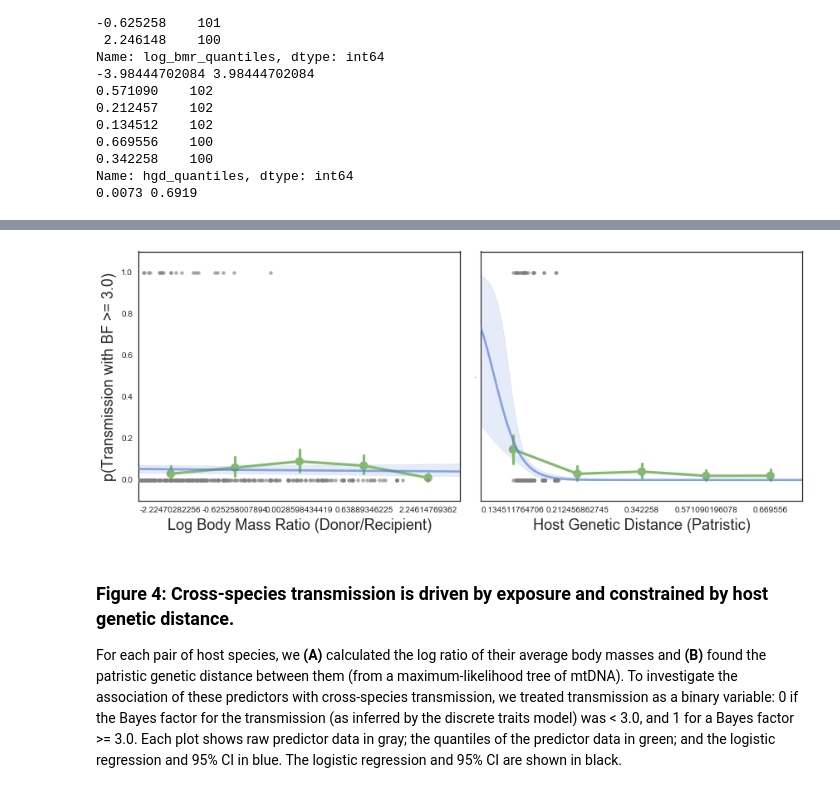
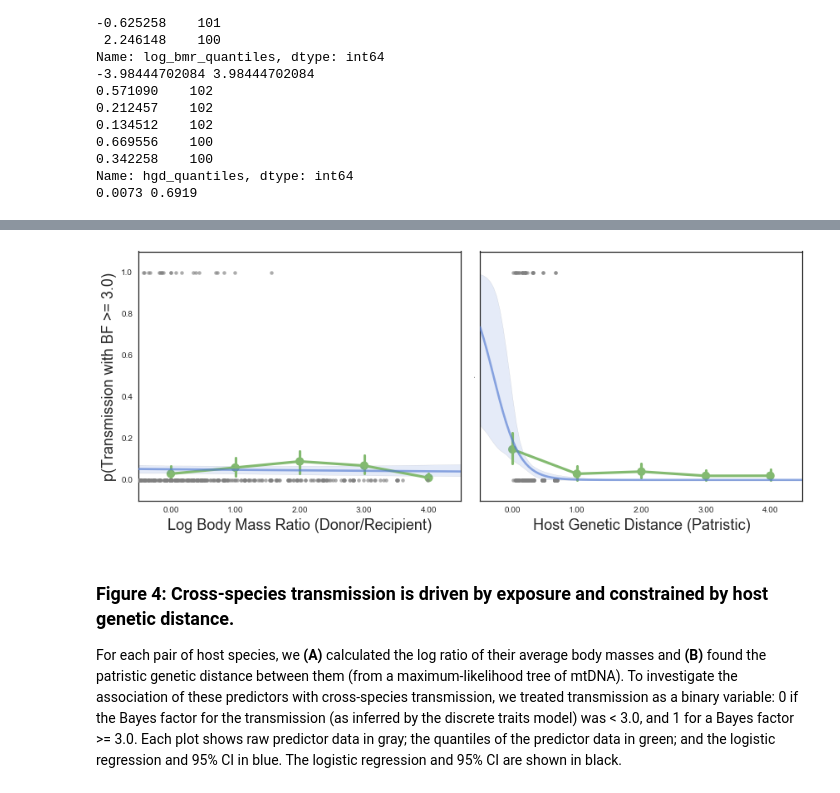
Before and after one commit to blab/siv-cst, a Jupyter notebook: figures/predictors/predictor_scatterplots.ipynb, the cells around one changed output, grey strips where cells are left out. Drawn from its saved outputs; the diff is of its cells as text; code cells hidden in the pictures.

```diff
--- a/figures/predictors/predictor_scatterplots.ipynb
+++ b/figures/predictors/predictor_scatterplots.ipynb
@@ -90,29 +90,33 @@ intercept     -1.4423      0.380     -3.793      0.000        -2.188    -0.697
 # %%
 fig, (bmr_ax, hgd_ax) = plt.subplots(figsize=(12,5),nrows=1,ncols=2,sharey=True, facecolor='w') # Note shared Y axis
 
 sns.pointplot(x=data['log_bmr_quantiles'], y=data['transmission'], ax=bmr_ax, color='#83BA70') # Add quantile means
 sns.pointplot(x=data['hgd_quantiles'], y=data['transmission'], ax=hgd_ax, color='#83BA70')
 
 sns.regplot(data['log_bmr'], data['transmission'], ax=bmr_ax,
                         line_kws = {'color':'#547BD3', 'alpha': 0.65, 'zorder': 10},
                         scatter_kws={'color': 'gray', 'alpha': 0.65, 'zorder': 10}, logistic=True) # Standard logistic regression plots, includes raw values
 sns.regplot(data['hgd'], data['transmission'], ax=hgd_ax,
                         line_kws = {'color':'#547BD3', 'alpha': 0.65, 'zorder': 10},
                         scatter_kws={'color': 'gray', 'alpha': 0.65, 'zorder': 10}, logistic=True)
 
 hgd_ax.set_xlabel('Host Genetic Distance (Patristic)', size=18) # Label
 bmr_ax.set_ylabel('p(Transmission with BF >= 3.0)', size=18)
 bmr_ax.set_xlabel('Log Body Mass Ratio (Donor/Recipient)', size=18)
 hgd_ax.set_ylabel(None, size=0)
 
 hgd_ax.set_ylim(-0.1, 1.1) # Format axes
 bmr_ax.set_ylim(-0.1, 1.1)
 
+from matplotlib.ticker import FormatStrFormatter
+hgd_ax.xaxis.set_major_formatter(FormatStrFormatter('%.2f'))
+bmr_ax.xaxis.set_major_formatter(FormatStrFormatter('%.2f'))
+
 sns.set_style('white')
 plt.tight_layout()
 # plt.savefig('Fig4_Predictors.png', bbox_inches='tight', dpi=300)
 # %% [output]
-[figure, old version]
+[figure, new version]
 # %% [markdown]
 ### Figure 4: Cross-species transmission is driven by exposure and constrained by host genetic distance.
 For each pair of host species, we **(A)** calculated the log ratio of their average body masses and **(B)** found the patristic genetic distance between them (from a maximum-likelihood tree of mtDNA). To investigate the association of these predictors with cross-species transmission, we treated transmission as a binary variable: 0 if the Bayes factor for the transmission (as inferred by the discrete traits model) was < 3.0, and 1 for a Bayes factor >= 3.0. Each plot shows raw predictor data in gray; the quantiles of the predictor data in green; and the logistic regression and 95% CI in blue. The logistic regression and 95% CI are shown in black.
```
Also changed, not shown: parts of 1 cell of this notebook.
